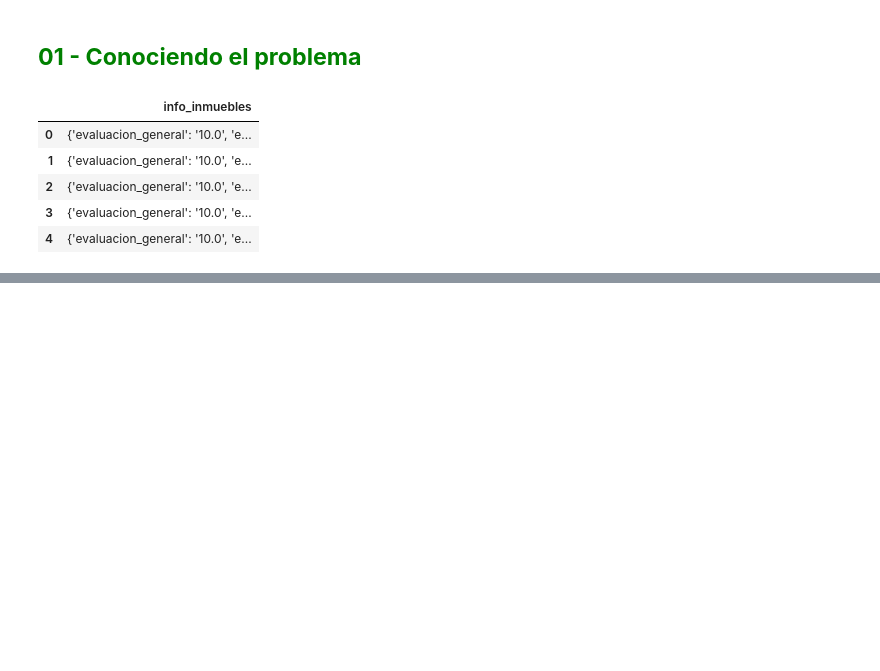
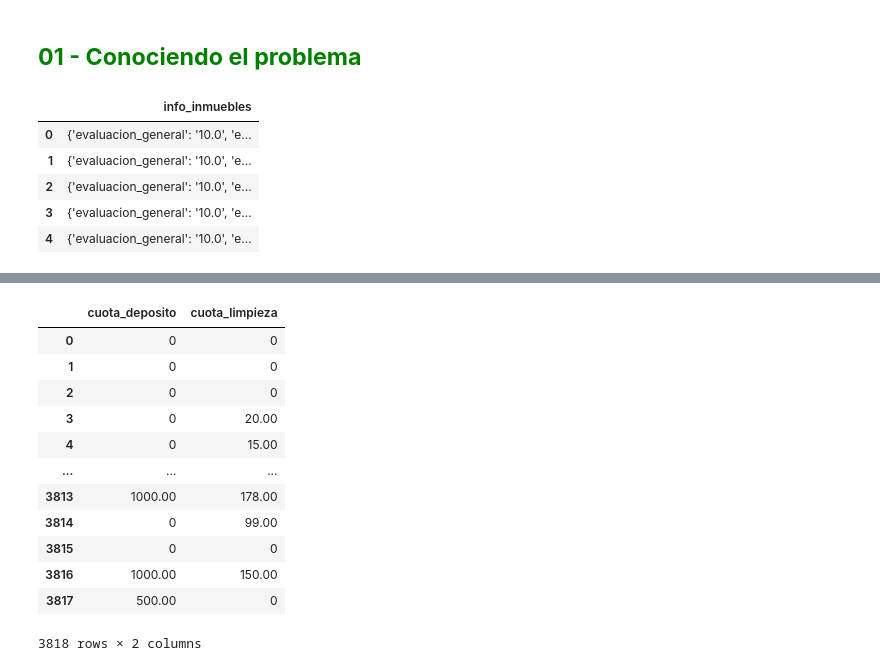
Before and after one commit to jbcodedev/py-pandas-manipulation, a Jupyter notebook: pandas-01-intro.ipynb, the cells around one changed output, grey strips where cells are left out. Saved outputs shown, nothing was run; the diff lists cells and outputs as text; code cells hidden in the pictures; blank space fills up the shorter version.

```diff
--- a/pandas-01-intro.ipynb
+++ b/pandas-01-intro.ipynb
@@ -36,0 +181,4 @@ datos.head()
+# %%
+# Modificando el tipo de dato de evaluacion_general a float64
+
+datos['evaluacion_general'] = datos['evaluacion_general'].astype(np.float64)
@@ -36,0 +210,4 @@ datos.head()
+# %%
+# Transformando valores de la columna precio para remover signo de $
+
+datos['precio'] = datos['precio'].apply(lambda x: x.replace('$','').replace(',','').strip())
@@ -36,0 +231,4 @@ datos.head()
+# %%
+# Cambiando el tipo de dato a los valores de la columna precio
+
+datos['precio'] = datos['precio'].astype(np.float64)
@@ -36,0 +260,22 @@ datos.head()
+# %%
+# Transformando valores de dos columnas con metodo .map() para Dataframes
+
+datos[['cuota_deposito', 'cuota_limpieza']] = datos[['cuota_deposito', 'cuota_limpieza']].map(lambda x: x.replace('$','').replace(',','').strip())
+# %%
+# Validando datos modificados de las columnas
+
+datos[['cuota_deposito', 'cuota_limpieza']]
+# %% [output]
+|  | cuota_deposito | cuota_limpieza |
+| 0 | 0 | 0 |
+| 1 | 0 | 0 |
+| 2 | 0 | 0 |
+| 3 | 0 | 20.00 |
+| 4 | 0 | 15.00 |
+| ... | ... | ... |
+| 3813 | 1000.00 | 178.00 |
+| 3814 | 0 | 99.00 |
+| 3815 | 0 | 0 |
+| 3816 | 1000.00 | 150.00 |
+| 3817 | 500.00 | 0 |
+3818 rows × 2 columns
```
Also changed, not shown: parts of 16 cells of this notebook.
